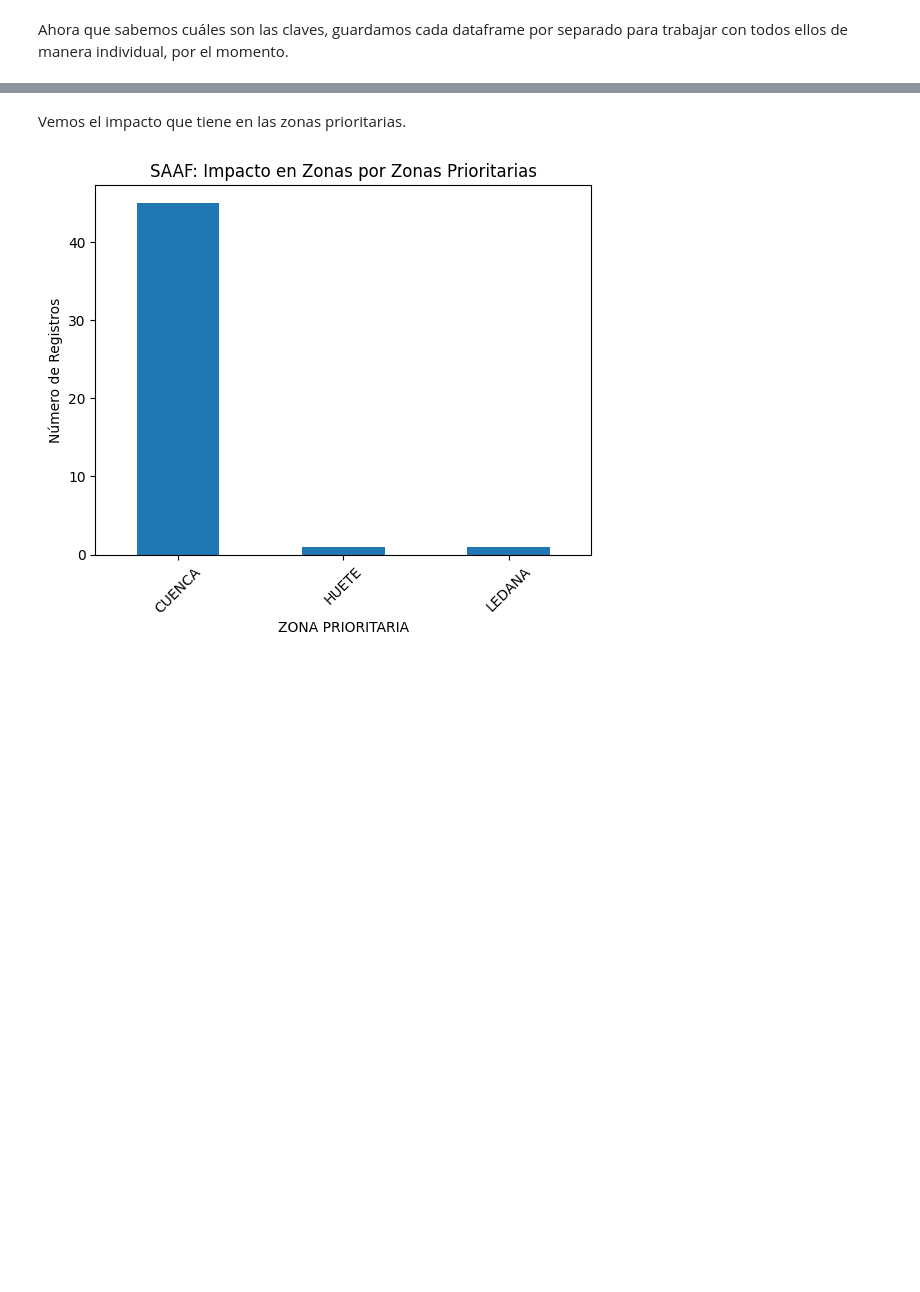
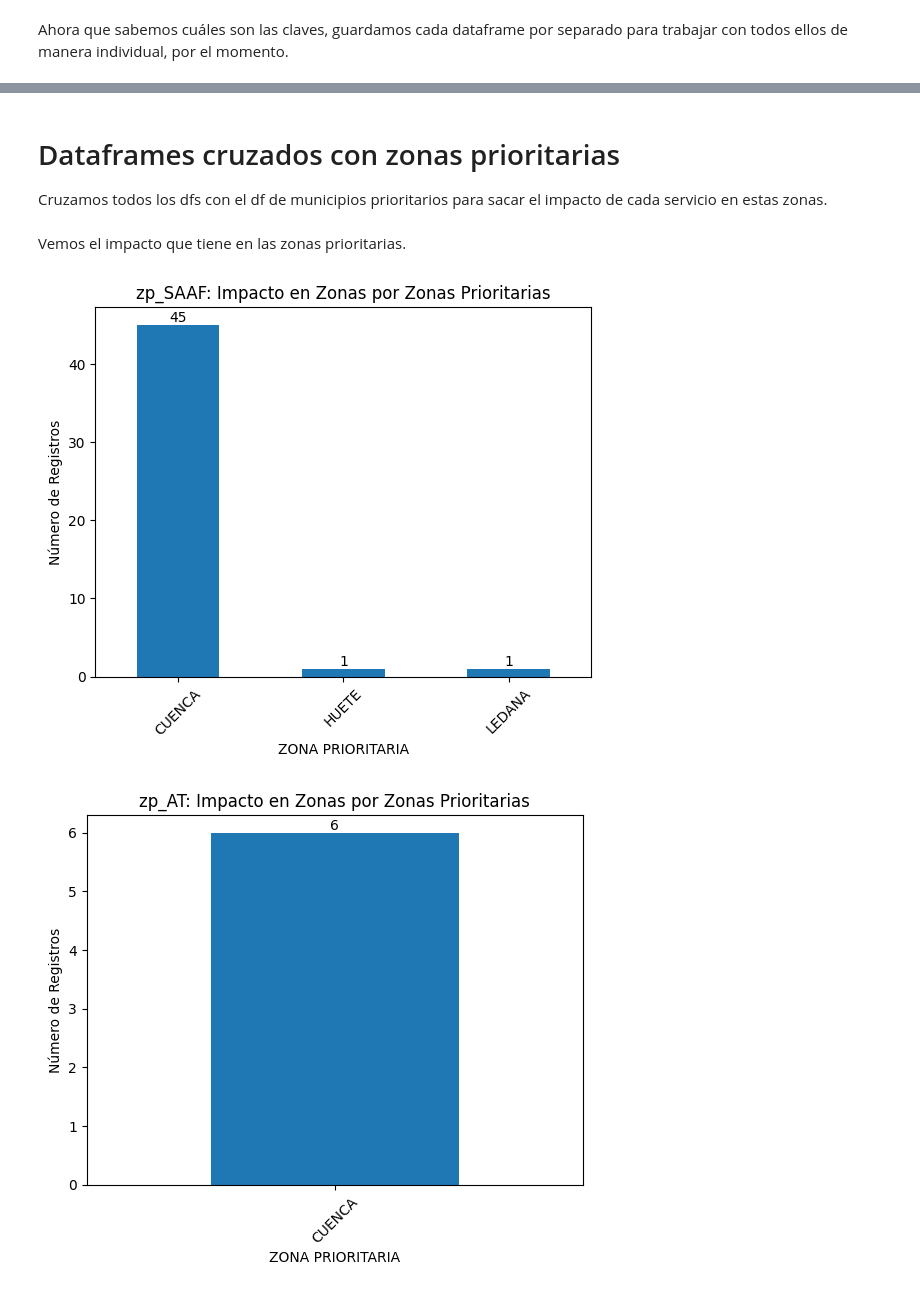
Before and after one commit to Ana-AlonsoCanizares/AA_GRUPO3, a Jupyter notebook: INFORME_CU.ipynb, the cells around one changed output, grey strips where cells are left out. Cells and saved outputs as stored; diff of their text form; code cells hidden in the pictures; blank space fills up the shorter version.

```diff
--- a/INFORME_CU.ipynb
+++ b/INFORME_CU.ipynb
@@ -173,4 +99,0 @@ Por otra parte, la columna 'FECHA NACIMIENTO' nos quedamos solo con la fecha (OJ
-# %%
-CU_SAAF['CP'] = CU_SAAF['CP'].astype('Int64')
-
-CU_SAAF['ANO NACIMIENTO'] = CU_SAAF['FECHA NACIMIENTO'].dt.year
@@ -399,0 +164,8 @@ df_comun
+# %%
+df_dict = {
+    'zp_SAAF': CU_SAAF,
+    'zp_AT': CU_AT,
+    'zp_EM':CU_EM,
+    'zp_LOG':CU_LOG
+    # 'zp_SO': CU_SO
+}
@@ -400,17 +197,38 @@ df_comun
+# %% [markdown]
+# Dataframes cruzados con zonas prioritarias
+
+Cruzamos todos los dfs con el df de municipios prioritarios para sacar el impacto de cada servicio en estas zonas.
+# %%
+df_dict = {
+    'zp_SAAF': pd.merge(CU_SAAF, mun_pri_clm, left_on='LOCALIDAD', right_on='ZONA PRIORITARIA'),
+    'zp_AT': pd.merge(CU_AT, mun_pri_clm, left_on='LOCALIDAD', right_on='ZONA PRIORITARIA'),
+    'zp_EM': pd.merge(CU_EM, mun_pri_clm, left_on='LOCALIDAD', right_on='ZONA PRIORITARIA'),
+    'zp_LOG': pd.merge(CU_LOG, mun_pri_clm, left_on='LOCALIDAD', right_on='ZONA PRIORITARIA')
+    # 'zp_SO': pd.merge(CU_SO, mun_pri_clm, left_on='LOCALIDAD', right_on='ZONA PRIORITARIA')
+}
 # %% [markdown]
 Vemos el impacto que tiene en las zonas prioritarias.
 # %%
-# Calcular el conteo de registros para cada categoría
-cat_count = df_comun['LOCALIDAD'].value_counts()
+# Iterando sobre el diccionario para crear gráficos
+for key, df in df_dict.items():
+    # Calcular el conteo de registros para cada categoría
+    cat_count = df['LOCALIDAD'].value_counts()
 
-# Crear un gráfico de barras
-cat_count.sort_index().plot(kind='bar')
+    # Crear un gráfico de barras
+    ax = cat_count.sort_index().plot(kind='bar')
 
-# Personalización adicional
-plt.title('SAAF: Impacto en Zonas por Zonas Prioritarias')
-plt.xlabel('ZONA PRIORITARIA')
-plt.ylabel('Número de Registros')
-plt.xticks(rotation=45)  # Rota las etiquetas del eje X para mejor lectura
-plt.show()
+    # Personalización adicional
+    plt.title(f'{key}: Impacto en Zonas por Zonas Prioritarias')
+    plt.xlabel('ZONA PRIORITARIA')
+    plt.ylabel('Número de Registros')
+    plt.xticks(rotation=45)  # Rota las etiquetas del eje X para mejor lectura
+
+    # Añadir el número de conteos en la parte superior de cada barra
+    for i in ax.containers:
+        ax.bar_label(i, label_type='edge')
+
+    # Mostrar el gráfico
+    plt.show()
 # %% [output]
-[figure, old version]
+[figure, new version]
+[figure, added]
```
Also changed, not shown: parts of 45 cells of this notebook.
